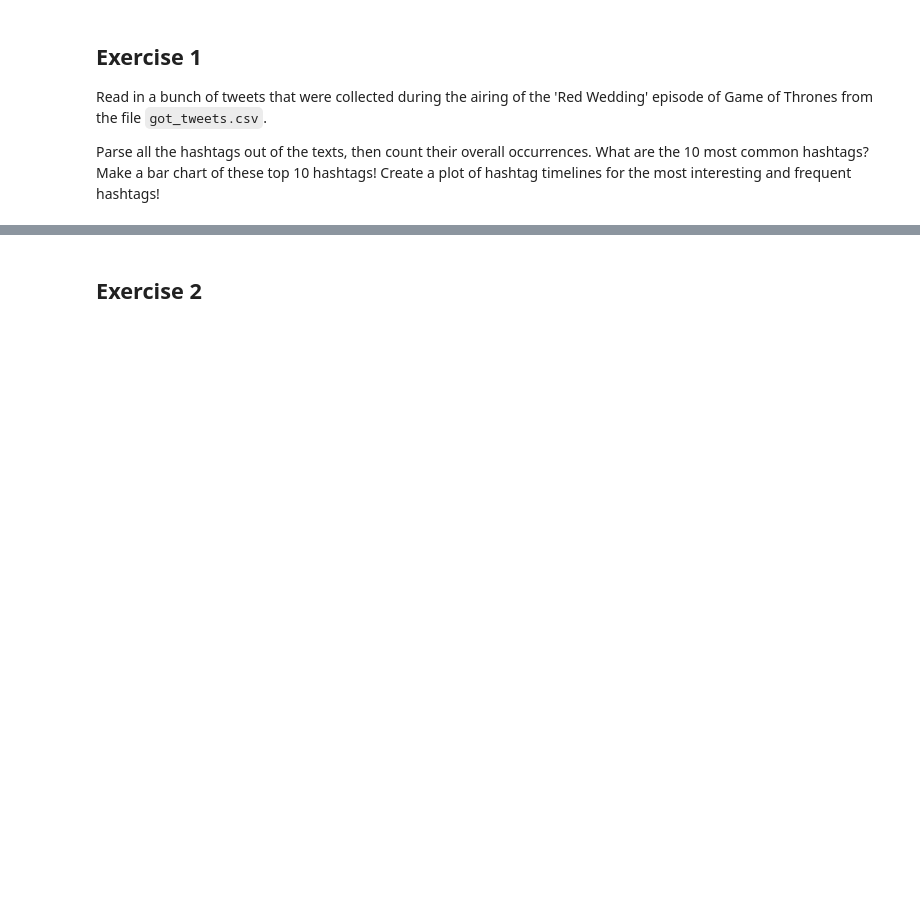
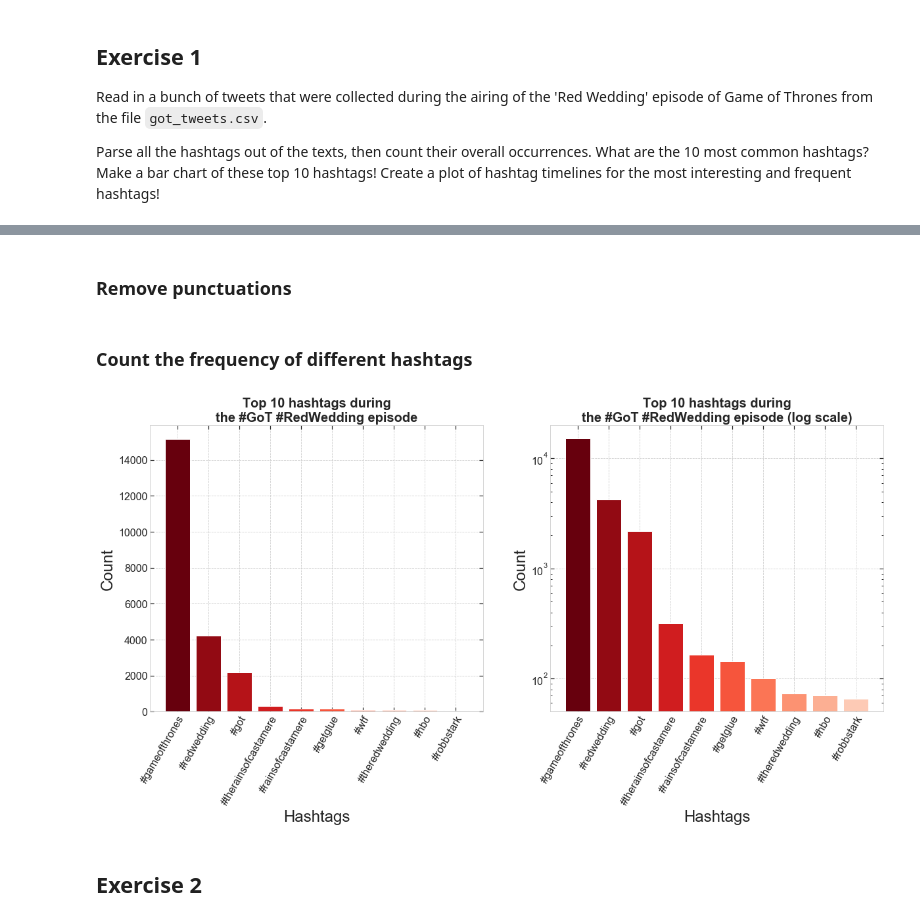
Before and after one commit to masterdesky/ELTE-data-exploration-2020, a Jupyter notebook: Lecture 10/worksheet_nlp.ipynb, the cells around one changed output, grey strips where cells are left out. Saved outputs shown, nothing was run; the diff lists cells and outputs as text; code cells hidden in the pictures; blank space fills up the shorter version.

Commit message:
finished data exp assignments

```diff
--- a/Lecture 10/worksheet_nlp.ipynb
+++ b/Lecture 10/worksheet_nlp.ipynb
@@ -7,3 +79,66 @@ Parse all the hashtags out of the texts, then count their overall occurrences. W
+# %%
+hashtags = []
+for tw in text:
+    # Convert all hashtags to lowercase
+    hashtags.append([i[1:].lower() for i in tw.split() if i.startswith("#")])
+hashtags = [w for sublist in hashtags for w in sublist]
+# %% [markdown]
+### Remove punctuations
+# %%
+hashtags = ['#' + ''.join(c for c in h if c not in string.punctuation) for h in hashtags]
+# %% [markdown]
+### Count the frequency of different hashtags
+# %%
+hashtag_count = {}
+for w in hashtags:
+    if w in hashtag_count.keys():
+        hashtag_count[w] += 1
+    else:
+        hashtag_count[w] = 1
+# %%
+hashtag_counts_df = pd.DataFrame({'words': list(hashtag_count.keys()),
+                                  'counts': list(hashtag_count.values())}).sort_values(by=['counts'],
+                                                                                       ascending=False,
+                                                                                       ignore_index=True)
+# %%
+ncols = 2
+nrows = 1
+fig, axes = plt.subplots(nrows=nrows, ncols=ncols, figsize=(ncols*10, nrows*8))
+
+# Number of hashtags plotted
+n_hash = 10
+
+# Choose colors for bars
+start = 0.0
+stop = 0.8
+cm_subsection = np.linspace(start, stop, n_hash)
+colors = [cm.Reds_r(i) for i in cm_subsection]
+
+axes[0].set_title('Top {0} hashtags during\nthe #GoT #RedWedding episode'.format(n_hash),
+                  fontsize=titlesize, fontweight='bold')
+axes[1].set_title('Top {0} hashtags during\nthe #GoT #RedWedding episode (log scale)'.format(n_hash),
+                  fontsize=titlesize, fontweight='bold')
+
+
+for i in range(ncols):
+    ax = axes[i]
+    ax.bar(x=hashtag_counts_df['words'][:n_hash],
+           height=hashtag_counts_df['counts'][:n_hash],
+           tick_label=hashtag_counts_df['words'][:n_hash],
+           color=colors
+          )
+    ax.set_xlabel('Hashtags', fontsize=axislabelsize)
+    ax.set_ylabel('Count', fontsize=axislabelsize)
+
+    ax.set_xticklabels(hashtag_counts_df['words'][:n_hash],
+                       rotation=60, ha='right', rotation_mode='anchor')
+    ax.tick_params(axis='both', which='major', labelsize=axisticksize)
+
+axes[1].set_yscale('log')
+
+plt.show()
+# %% [output]
+[figure, added]
 # %% [markdown]
 ## Exercise 2
 # %% [markdown]
```
Also changed, not shown: parts of 27 cells of this notebook, 40 other files.
